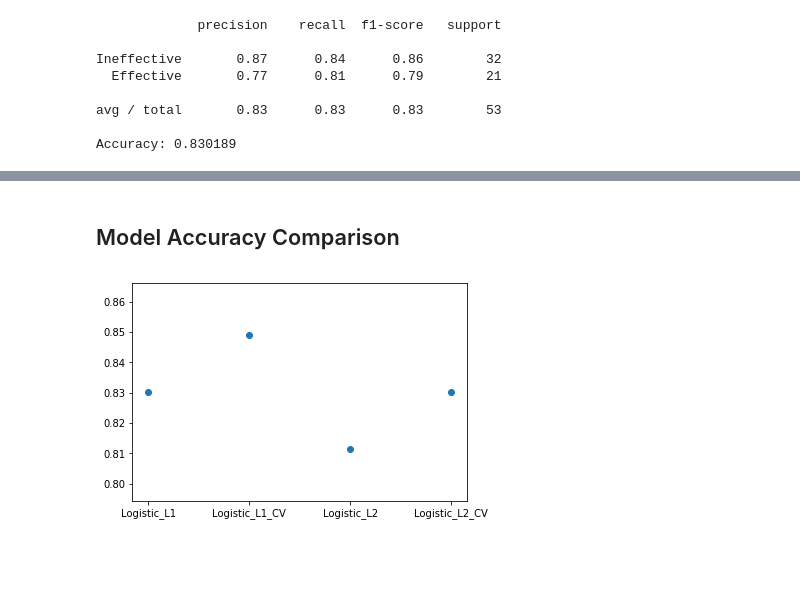
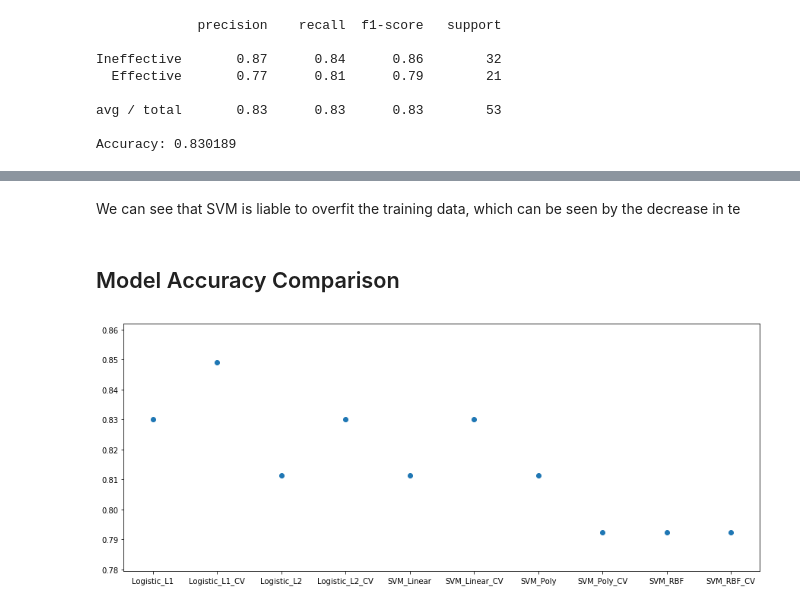
Before and after one commit to moduIo/Clinical-Depression-Study, a Jupyter notebook: main.ipynb, the cells around one changed output, grey strips where cells are left out. Drawn from its saved outputs; the diff is of its cells as text; code cells hidden in the pictures; blank space fills up the shorter version.

Commit message:
Add SVM models

```diff
--- a/main.ipynb
+++ b/main.ipynb
@@ -362,0 +423,6 @@ Accuracy: 0.830189
+# %%
+SVM_CV = GridSearchCV(svm.SVC(kernel="linear"),
+                      {'C': [.001, .01, .1, 1, 10, 100]},
+                      cv=LeaveOneOut())
+SVM_CV.fit(X_train, y_train)
+print SVM_CV.best_estimator_
@@ -362,0 +434,2 @@ Accuracy: 0.830189
+# %%
+models['SVM_Linear_CV'] = evaluate_learner(SVM_CV, X_train, X_test, y_train, y_test, fit=False)
@@ -362,0 +445,6 @@ Accuracy: 0.830189
+# %%
+SVM_CV = GridSearchCV(svm.SVC(kernel="poly"),
+                      {'C': [.001, .01, .1, 1, 10, 100], 'degree': [1, 2, 3, 4]},
+                      cv=LeaveOneOut())
+SVM_CV.fit(X_train, y_train)
+print SVM_CV.best_estimator_
@@ -362,0 +456,2 @@ Accuracy: 0.830189
+# %%
+models['SVM_Poly_CV'] = evaluate_learner(SVM_CV, X_train, X_test, y_train, y_test, fit=False)
@@ -363,8 +467,12 @@ Accuracy: 0.830189
+# %% [markdown]
+We can see that SVM is liable to overfit the training data, which can be seen by the decrease in te
 # %% [markdown]
 ## Model Accuracy Comparison
 # %%
 x, y = zip(*sorted(models.items())) # unpack a list of pairs into two tuples
+
+plt.figure(figsize=(15,6))
 plt.scatter(x, y)
 plt.show()
 # %% [output]
-[figure, old version]
+[figure, new version]
```
Also changed, not shown: parts of 21 cells of this notebook.
